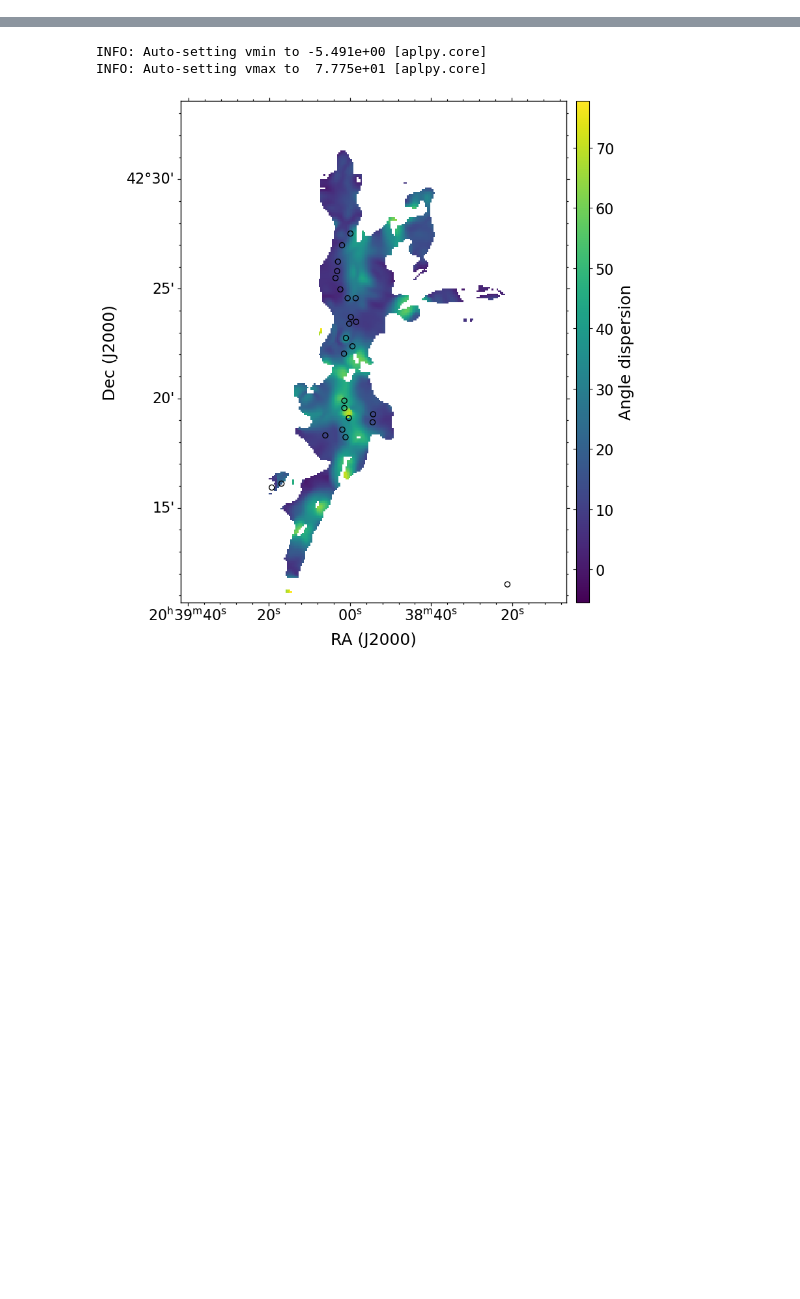
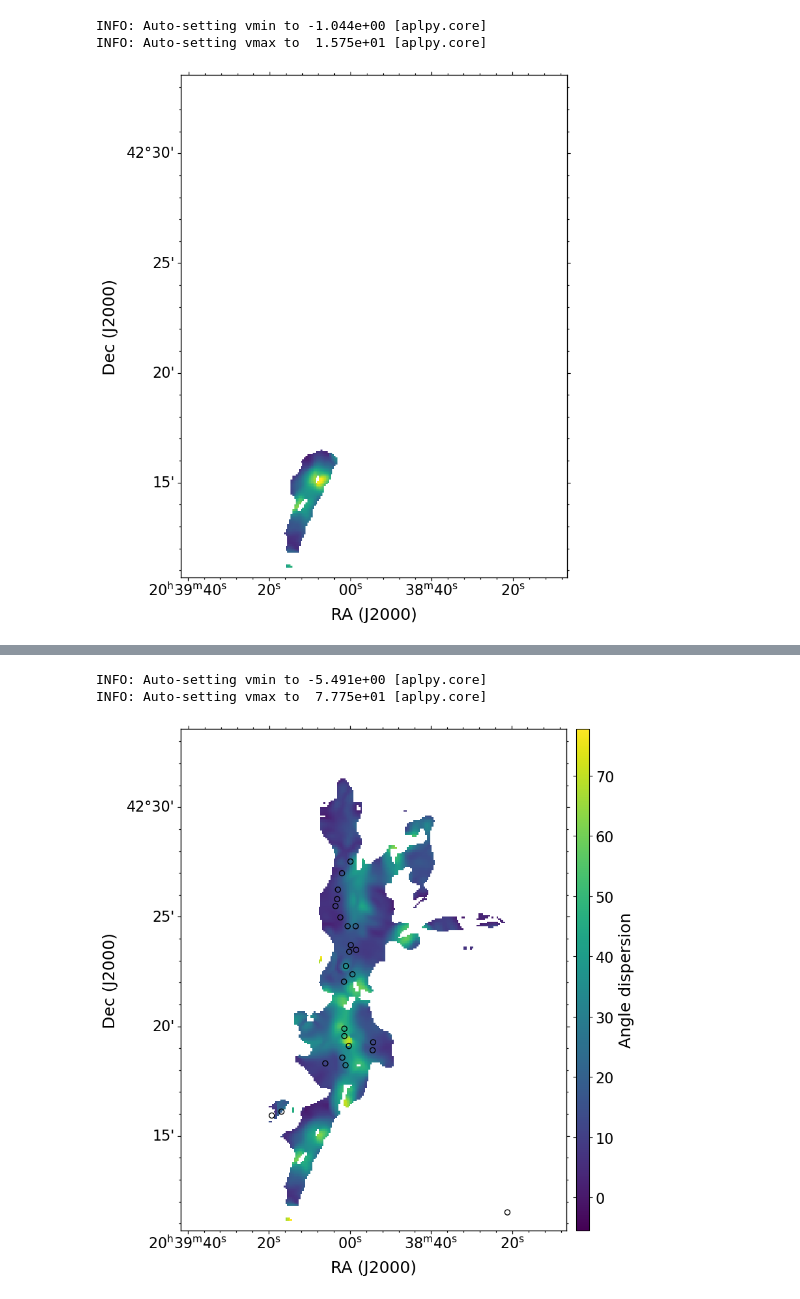
Before and after one commit to Siddharth3-14/Internship-MIT, a Jupyter notebook: Plotting_figures.ipynb, the cells around one changed output, grey strips where cells are left out. Cells and saved outputs as stored; diff of their text form; code cells hidden in the pictures; blank space fills up the shorter version.

```diff
--- a/Plotting_figures.ipynb
+++ b/Plotting_figures.ipynb
@@ -99,0 +161,6 @@ test.data = np.log10(test.data)
+# %%
+hdu2 = fits.open('../FITS_file/new_fits/S_map.fits')[1]
+hdu4 = fits.open('../FITS_file/new_fits/sigma_S.fits')[1]
+
+S_map_deb =  hdu2
+sigma_S = hdu4
@@ -100,3 +255,49 @@ test.data = np.log10(test.data)
+# %%
+P_SNR_south = I_SouthFilament.copy()
+I_SNR_south = I_SouthFilament.copy()
+S_SNR_south = I_SouthFilament.copy()
+
+
+
+P_SNR = BlankedMapPol.data/BlankedMapDebPolError.data
+I_SNR = BlankedMapStokesI.data/BlankedMapStokesIError.data
+S_SNR = S_map_deb.data/sigma_S.data
+
+P_SNR_south.data = (I_SouthFilament.data/I_SouthFilament.data)*P_SNR
+I_SNR_south.data = (I_SouthFilament.data/I_SouthFilament.data)*I_SNR
+S_SNR_south.data = (I_SouthFilament.data/I_SouthFilament.data)*S_SNR
+
+
+# figure
+width  = 50
+height = 50
+cmap = 'plasma'
+
+title_size = 16
+tick_labels = 15
+label_plot = 15
+label_colorbar = 15
+tick_colorbar = 15
+label_fontsize = 20
+
+SNRi_cut = 100
+scalevec = 0.5 #1px = scalevec * 1% pol
+vec_legend = 5.0
+
+
+
+#### SCRIPT
+fig = plt.figure(figsize=(13,10))
+gc = FITSFigure(S_SNR_south,figure=fig)
+gc.show_colorscale(cmap='default')
+# gc.add_colorbar(location='right', width=0.2, pad=0.15, ticks=None,axis_label_text= '8mciron')
+# gc.show_contour(colors = 'white',levels = 7)
+# gc.show_circles(RA_array,DEC_array,0.002)
+plt.show()
+# %% [output]
+INFO: Auto-setting vmin to -1.044e+00 [aplpy.core]
+INFO: Auto-setting vmax to  1.575e+01 [aplpy.core]
+[figure, added]
 # %%
 filename2= '../FITS_file/new_fits/DR21_full_log_NH2_Repr.fits'
 
```
Also changed, not shown: parts of 3 cells of this notebook, 3 other files.
